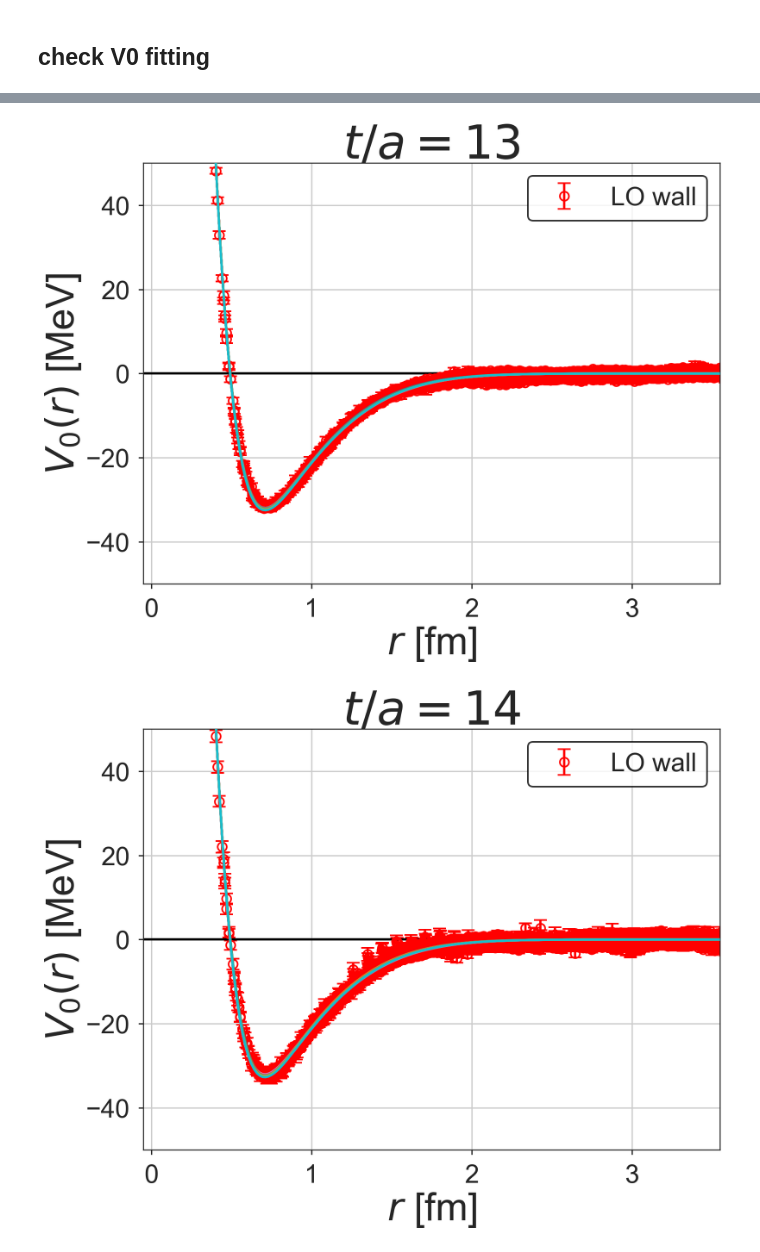
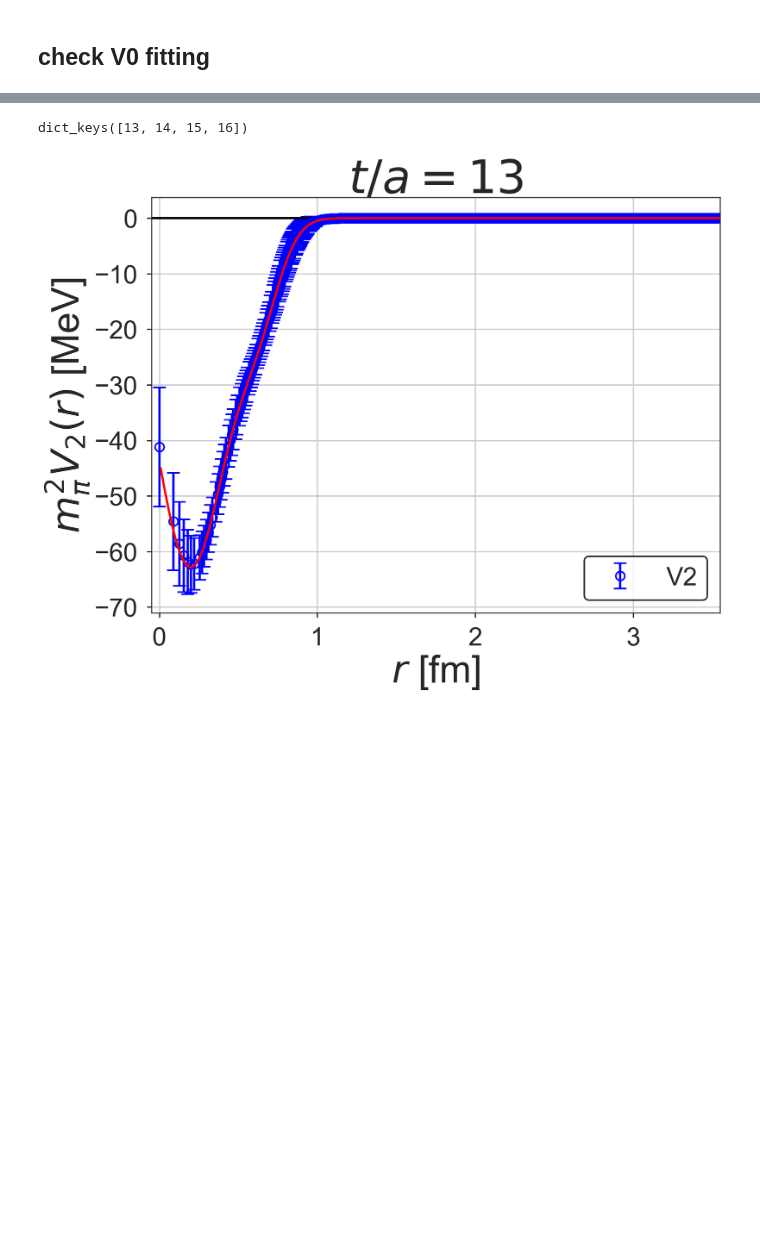
Before and after one commit to tkmiriya/systematics_of_hal_qcd_pot, a Jupyter notebook: notes/Fitting and Scattering phase shift.ipynb, the cells around one changed output, grey strips where cells are left out. Cells and saved outputs as stored; diff of their text form; code cells hidden in the pictures; blank space fills up the shorter version.

```diff
--- a/notes/Fitting and Scattering phase shift.ipynb
+++ b/notes/Fitting and Scattering phase shift.ipynb
@@ -189,3 +226,6 @@ prm_4gauss_jks = {}
+# %%
+prm_v0_4gauss_avs = {}
+prm_v0_4gauss_jks = {}
 # %%
 for it in [13, 14, 15, 16]:
     print(f'# t = {it}')
@@ -258,0 +272,6 @@ av chisq/dof = 1.04
+# %%
+it = 13
+print('V0(r) LO(wall) fitting parameter')
+for ith in range(8):
+    print('{} {:+4.4f} +- {:+4.4f}'.format(ith, prm_v0_4gauss_avs[('wall', it)][ith],
+                        prm_v0_4gauss_jks[('wall', it)][:,ith].std() * np.sqrt(bin_num - 1)))
@@ -299,34 +329,32 @@ for it in [13, 14, 15, 16]:
+# %%
+prm_v2_2gauss_avs.keys()
+# %% [output]
+dict_keys([13, 14, 15, 16])
 # %%
-def check_v0_lo_fitting(it, src):
+def check_v2_fitting(pot_jk, it):
     fig, ax = plt.subplots()
+
+    p0 = prm_v2_2gauss_avs[it]
+    xls = np.linspace(1.0e-1, 40, 200)
     ax.errorbar(rs * lat_unit,
-                v0_lo_jk[src][it].mean(axis=0) * ainv,
-                v0_lo_jk[src][it].std(axis=0) * np.sqrt(bin_num - 1) * ainv,
-                fmt='ro', mfc='none', mec='red', mew=2.0, capsize=8, capthick=2.0,
-                label=f'LO {src}')
-
-    p0 = prm_4gauss_avs[(src, it)]
-    xls = np.linspace(1.0e-1, 40, 200)
-    ax.plot(xls * lat_unit, V4gauss(p0,xls) * ainv, color='black', zorder=5)
-
-    for ibin in range(bin_num):
-        p0 = prm_4gauss_jks[(src, it)][ibin,:]
-        ax.plot(xls * lat_unit, V4gauss(p0,xls) * ainv, zorder=5)
+                pot_jk.mean(axis=0) * mpi**2 * ainv,
+                pot_jk.std(axis=0) * np.sqrt(bin_num - 1) * mpi**2 * ainv,
+                fmt='bo', mfc='none', mec='blue', mew=2.0, capsize=8, capthick=2.0,
+                label=f'V2')
+    ax.plot(xls * lat_unit, V2gauss(p0,xls) * mpi**2 * ainv, color='red', zorder=5)
+    ax.grid()
+    ax.axhline(0, color='black')
+    ax.set_xlim(-0.05, 3.55)
 
     ax.set_title(f'$t/a = {it}$', size=58)
-    ax.grid()
-    ax.set_ylim(-50, 50)
-    ax.set_xlim(-0.05, 3.55)
-    ax.axhline(0, color='black')
-    ax.set_ylabel(r'$V_0(r)$ [MeV]', size=48)
+    ax.set_ylabel(r'$m_\pi^2 V_2(r)$ [MeV]', size=48)
     ax.set_xlabel(r'$r$ [fm]', size=48)
 
     leg = ax.legend(frameon=True)
     leg.get_frame().set_edgecolor('black')
     leg.get_frame().set_linewidth(2.0)
 
-for it in [13, 14, 15, 16]:
-    check_v0_lo_fitting(it, 'wall')
+for it in [13]: #, 14, 15, 16]:
+    check_v2_fitting(v2_n2lo_jk[it], it)
 # %% [output]
-[figure, old version]
+[figure, new version]
-[figure, removed]
```
Also changed, not shown: parts of 21 cells of this notebook, 2 other files.
